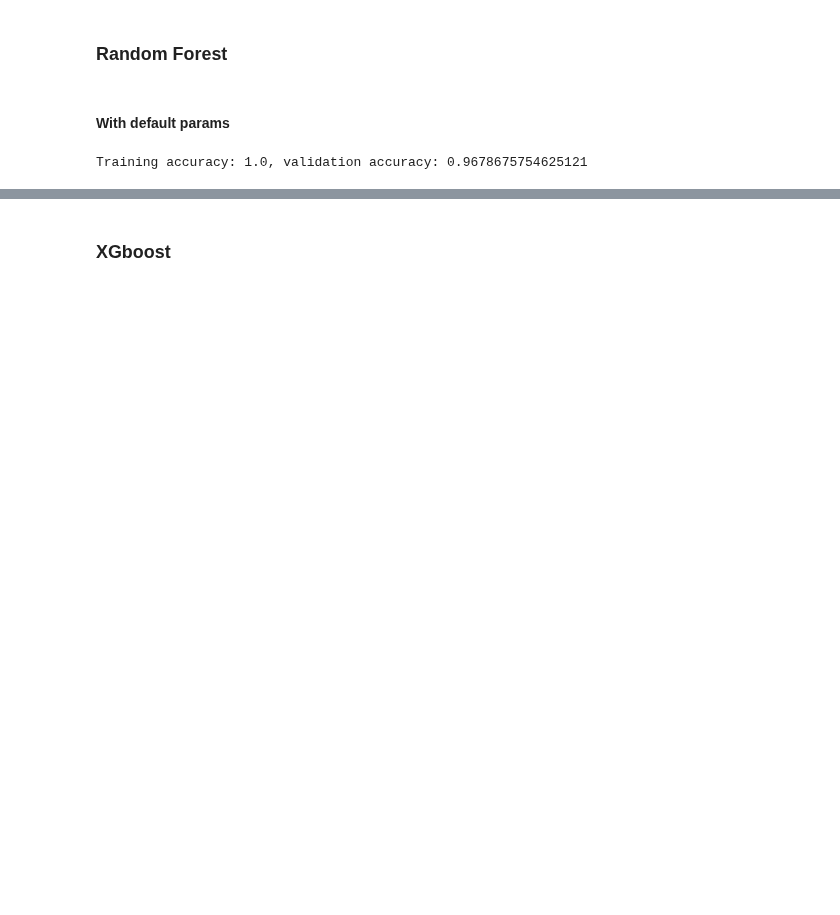
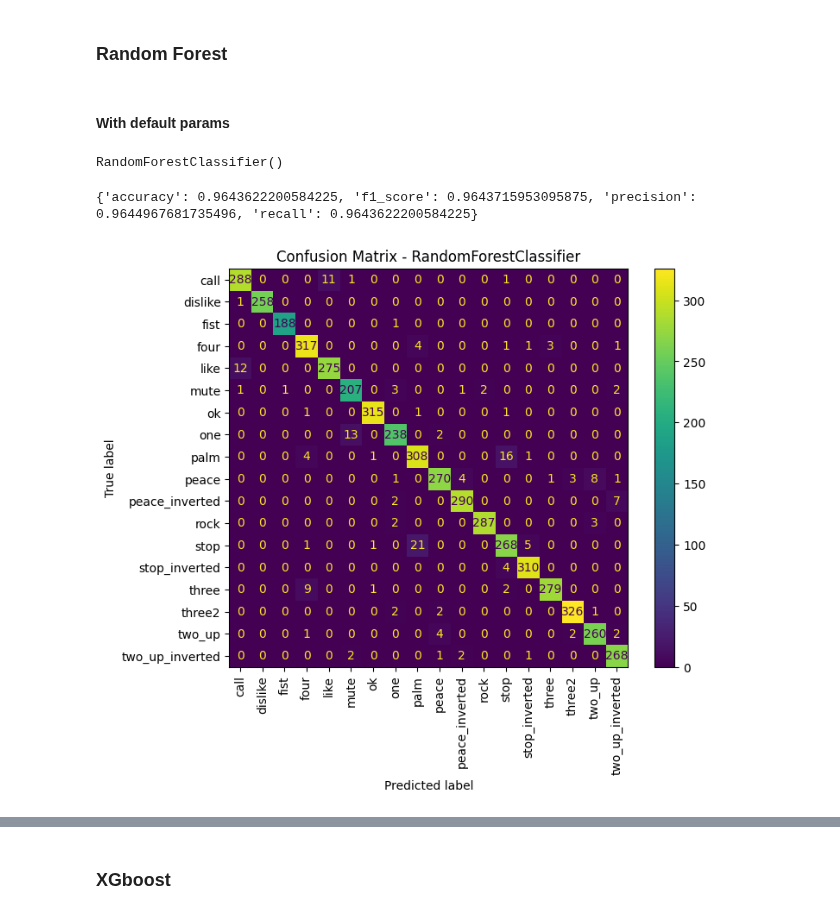
Before and after one commit to PeterPHF/Hand-Gesture-Classification, a Jupyter notebook: notebooks/hand_gestures_classification.ipynb, the cells around one changed output, grey strips where cells are left out. Cells and saved outputs as stored; diff of their text form; code cells hidden in the pictures; blank space fills up the shorter version.

```diff
--- a/notebooks/hand_gestures_classification.ipynb
+++ b/notebooks/hand_gestures_classification.ipynb
@@ -259,9 +267,13 @@ from sklearn.ensemble import RandomForestClassifier
 
 rfc = RandomForestClassifier()
 rfc.fit(x_train_prep, y_train)
-print(f"Training accuracy: {rfc.score(x_train_prep, y_train)}, validation accuracy: {rfc.score(x_valid_prep, y_valid)}")
 # %% [output]
-Training accuracy: 1.0, validation accuracy: 0.9678675754625121
+RandomForestClassifier()
+# %%
+show_metrics(rfc, x_test_prep, y_test)
+# %% [output]
+{'accuracy': 0.9643622200584225, 'f1_score': 0.9643715953095875, 'precision': 0.9644967681735496, 'recall': 0.9643622200584225}
+[figure, added]
 # %%
 y_test_pred = rfc.predict(x_test_prep)
 log_to_mlflow(
```
Also changed, not shown: parts of 37 cells of this notebook.
